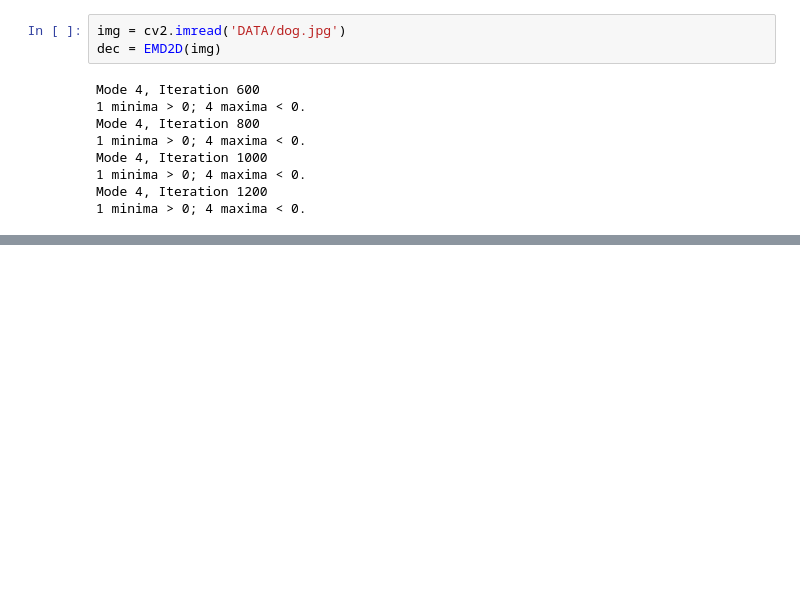
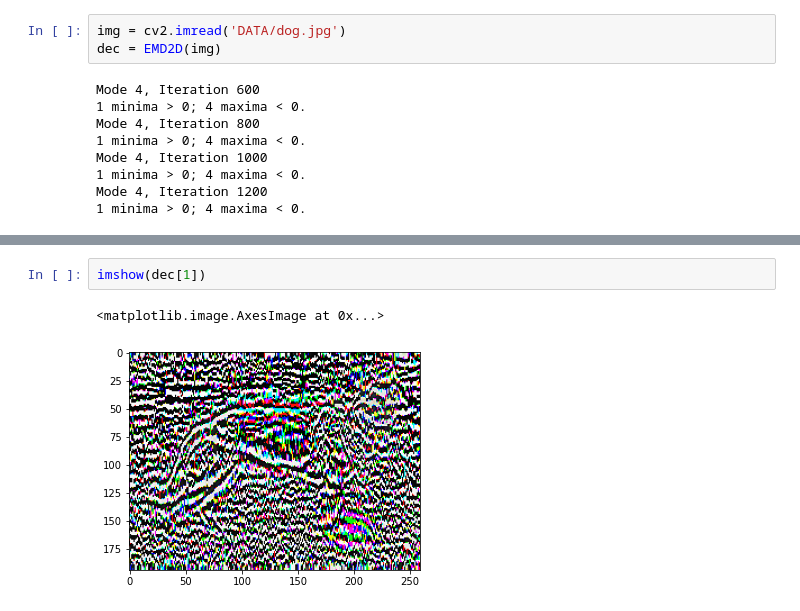
Before and after one commit to Matt88Ac/Hilbert-Huang-Transform-Super-Resolution, a Jupyter notebook: Runner.ipynb, the cells around one changed output, grey strips where cells are left out. Cells and saved outputs as stored; diff of their text form; blank space fills up the shorter version.

```diff
--- a/Runner.ipynb
+++ b/Runner.ipynb
@@ -36,0 +33,5 @@ dec.Gs.shape
+# %%
+imshow(dec[1])
+# %% [output]
+<matplotlib.image.AxesImage at 0x...>
+[figure, added]
```
Also changed, not shown: parts of 3 cells of this notebook, 1 other file.
